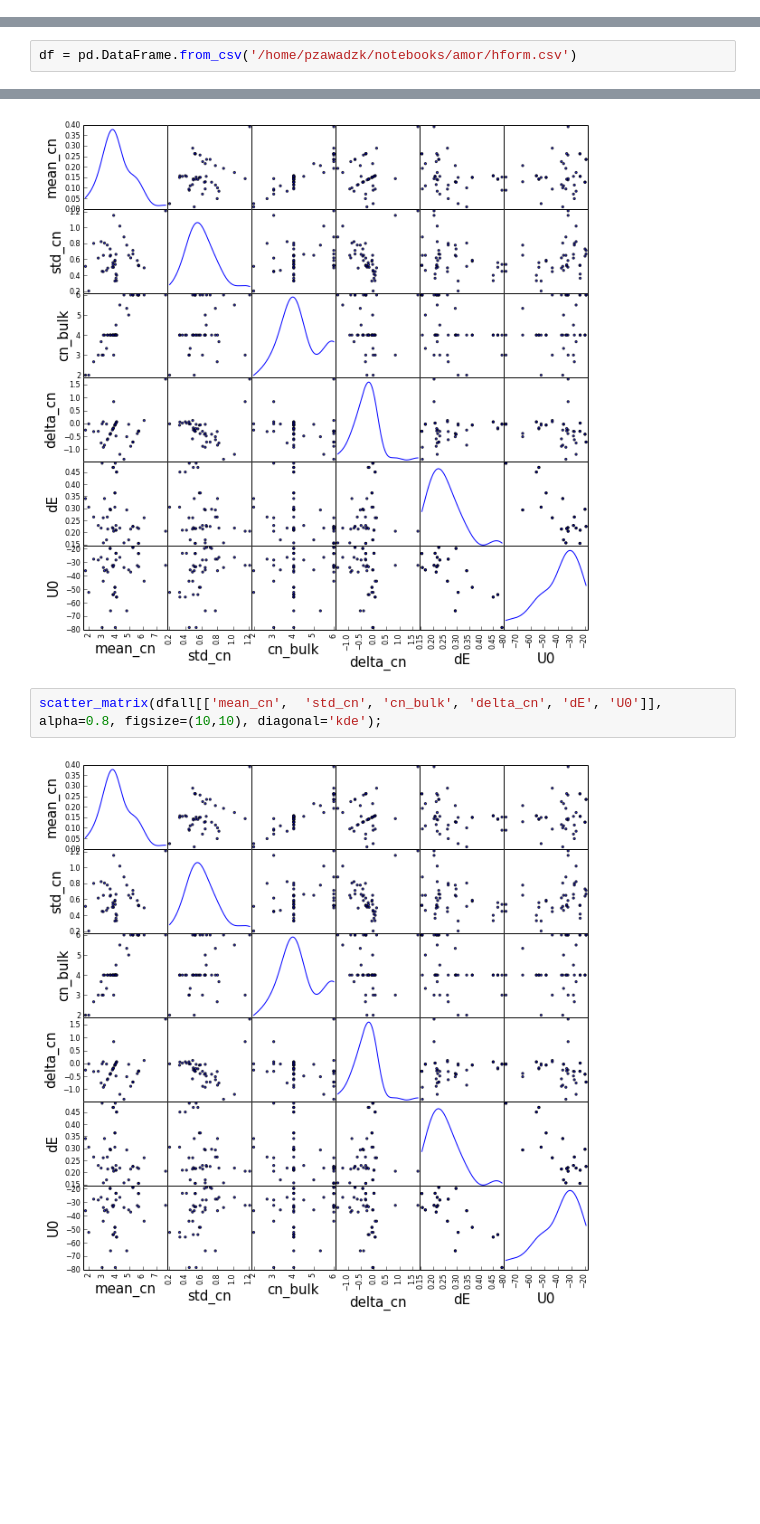
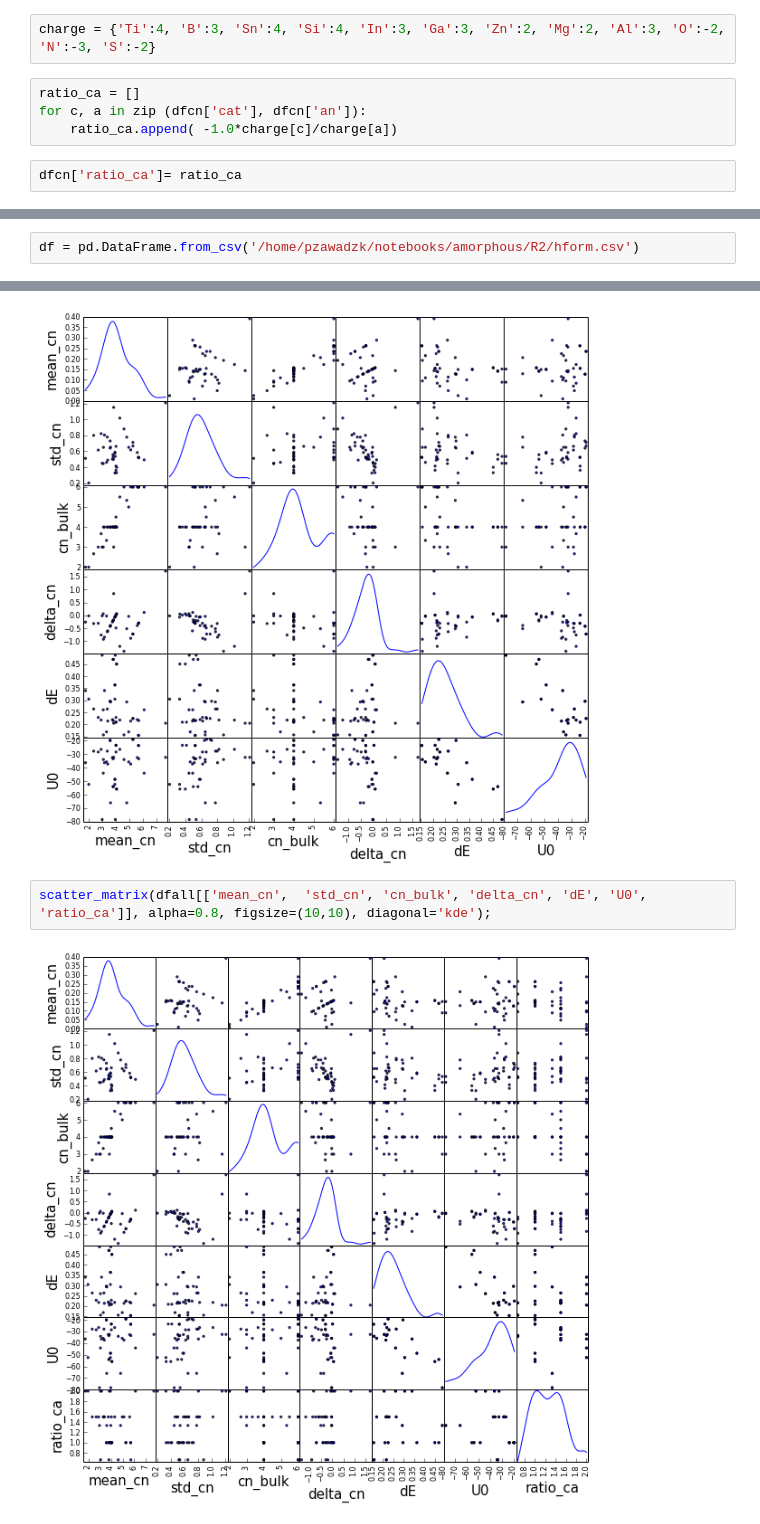
Before and after one commit to pzawadzk/IPython-NB-amorphous, a Jupyter notebook: R2_SON_structures.ipynb, the cells around one changed output, grey strips where cells are left out. Cells and saved outputs as stored; diff of their text form; blank space fills up the shorter version.

```diff
--- a/R2_SON_structures.ipynb
+++ b/R2_SON_structures.ipynb
@@ -272,6 +272,14 @@ for key_type in ['O', 'N', 'S']:
 savefig("CN_pdf.pdf", bbox_inches='tight')
 # %% [output]
 [figure]
+# %%
+charge = {'Ti':4, 'B':3, 'Sn':4, 'Si':4, 'In':3, 'Ga':3, 'Zn':2, 'Mg':2, 'Al':3, 'O':-2, 'N':-3, 'S':-2}
+# %%
+ratio_ca = []
+for c, a in zip (dfcn['cat'], dfcn['an']):
+    ratio_ca.append( -1.0*charge[c]/charge[a])
+# %%
+dfcn['ratio_ca']= ratio_ca
 # %%
 dfcn
 # %% [output]
@@ -326,7 +339,7 @@ dfcn[['mean_cn',  'std_cn', 'cn_bulk', 'delta_cn']].corr()
 | delta_cn | 0.226237 | 0.027411 | -0.181434 | 1.000000 |
 4 rows × 4 columns
 # %%
-df = pd.DataFrame.from_csv('/home/pzawadzk/notebooks/amor/hform.csv')
+df = pd.DataFrame.from_csv('/home/pzawadzk/notebooks/amorphous/R2/hform.csv')
 # %%
 df['mat']= df.index
 # %%
@@ -351,6 +364,6 @@ scatter_matrix(dfall[['mean_cn',  'std_cn', 'cn_bulk', 'delta_cn', 'dE', 'U0']],
 # %% [output]
 [figure]
 # %%
-scatter_matrix(dfall[['mean_cn',  'std_cn', 'cn_bulk', 'delta_cn', 'dE', 'U0']], alpha=0.8, figsize=(10,10), diagonal='kde');
+scatter_matrix(dfall[['mean_cn',  'std_cn', 'cn_bulk', 'delta_cn', 'dE', 'U0', 'ratio_ca']], alpha=0.8, figsize=(10,10), diagonal='kde');
 # %% [output]
-[figure, old version]
+[figure, new version]
```
Also changed, not shown: parts of 7 cells of this notebook, 2 other files.
